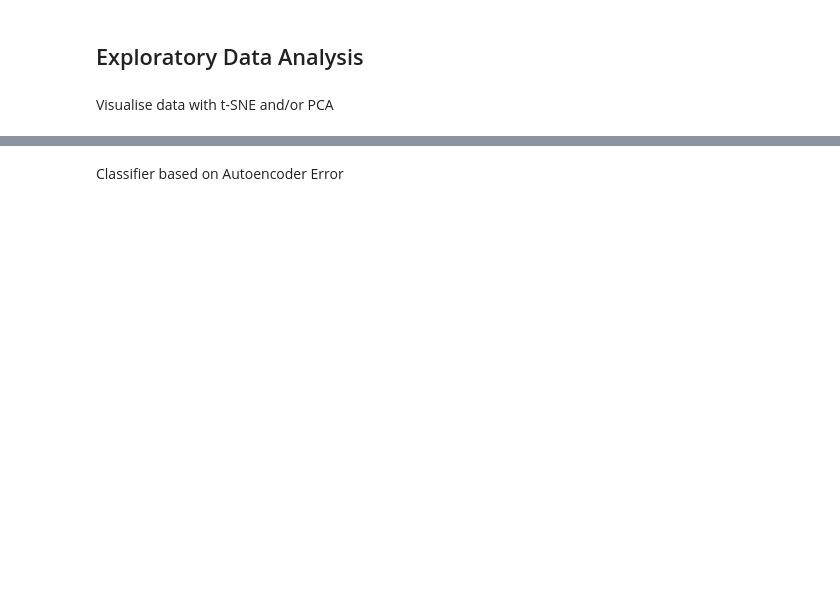
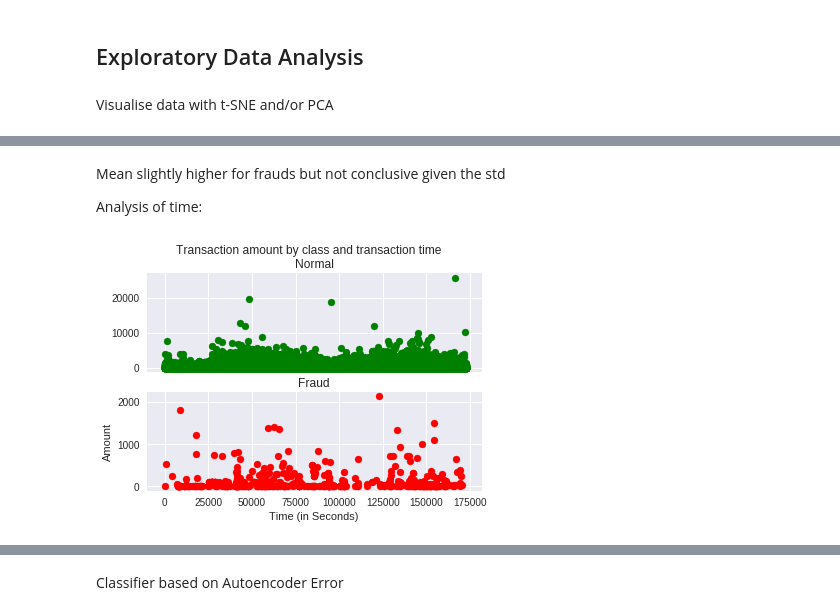
Before and after one commit to TomaszKaleczyc/fraud_detector, a Jupyter notebook: fraud_detector.ipynb, the cells around one changed output, grey strips where cells are left out. Cells and saved outputs as stored; diff of their text form; code cells hidden in the pictures; blank space fills up the shorter version.

```diff
--- a/fraud_detector.ipynb
+++ b/fraud_detector.ipynb
@@ -139,0 +152,7 @@ Autoencoder
+# %%
+frauds = fraud_smpl
+normal = df[df['Class'] == 0]
+data = {
+    "Normal": normal,
+    "Fraud": frauds
+}
@@ -139,0 +161,2 @@ Autoencoder
+# %%
+for t in data: display(t, data[t]['Amount'].describe(), "-"*20)
@@ -139,0 +186,19 @@ Autoencoder
+# %% [markdown]
+Mean slightly higher for frauds but not conclusive given the std
+
+Analysis of time:
+# %%
+def plot_feature(feat):
+    fig, ax = plt.subplots(nrows=2, ncols=1, sharex=True)
+    fig.suptitle('Transaction amount by class and transaction time')
+    for i in (0, 1):
+        t = ['Normal', 'Fraud'][i]
+        ax[i].scatter(data[t][feat], data[t]['Amount'], color=['g', 'r'][i])
+        ax[i].set_title(t)
+    plt.xlabel('Time (in Seconds)')
+    plt.ylabel('Amount')
+    plt.show()
+
+plot_feature('Time')
+# %% [output]
+[figure, added]
```
Also changed, not shown: parts of 26 cells of this notebook.
